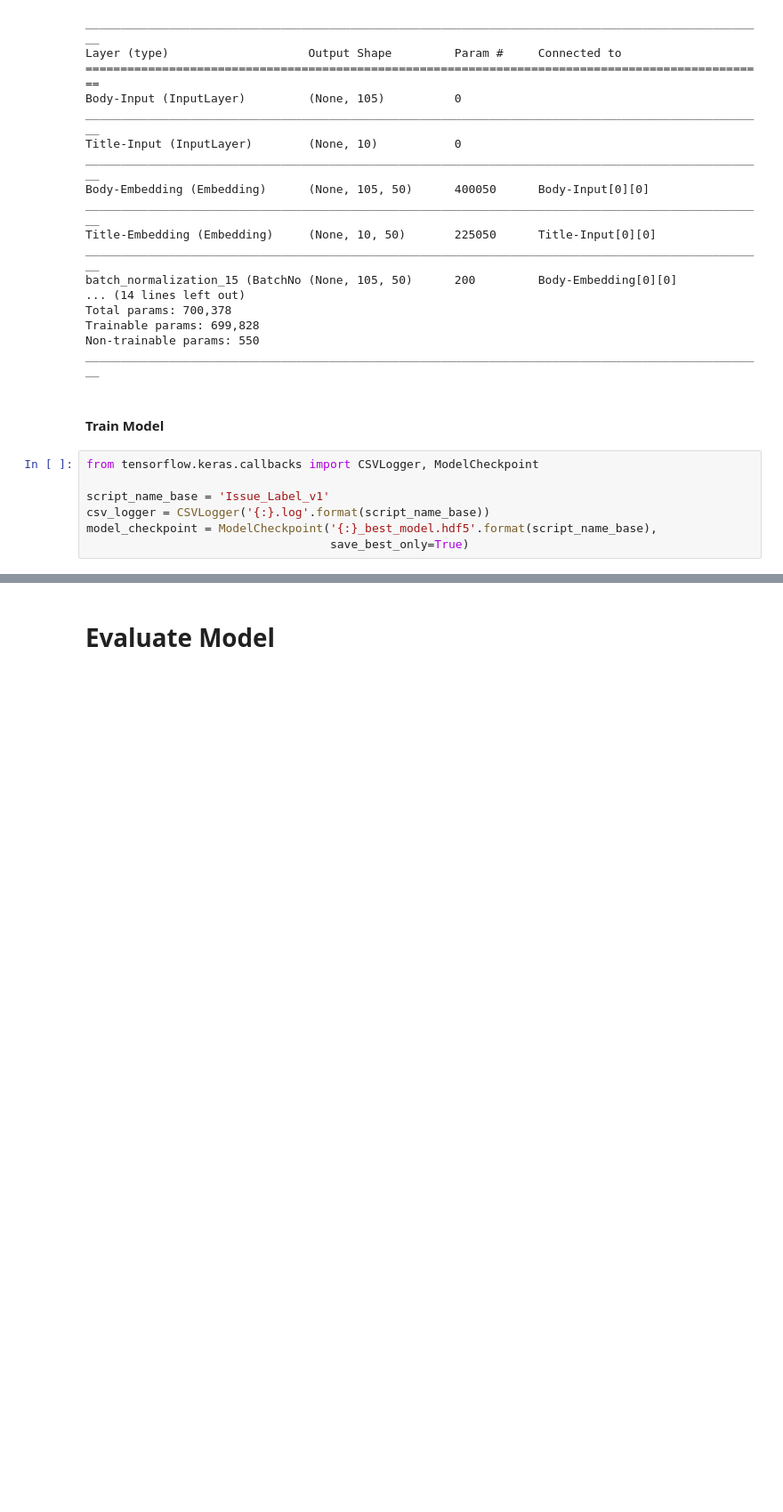
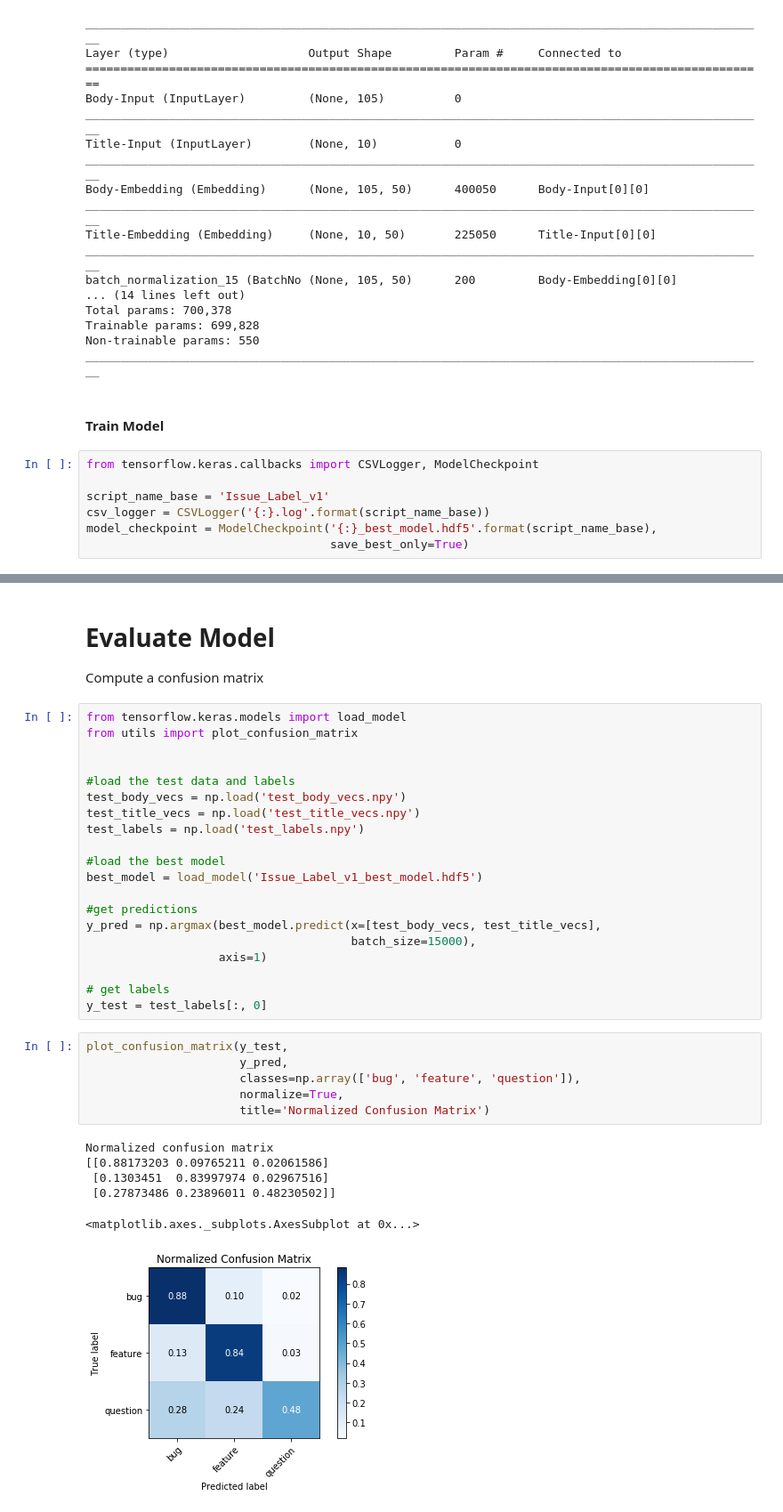
Before and after one commit to machine-learning-apps/Issue-Label-Bot, a Jupyter notebook: notebooks/Issue_Labeling_Model.ipynb, the cells around one changed output, grey strips where cells are left out. Shown at 89% size. Cells and saved outputs as stored; diff of their text form; blank space fills up the shorter version.

```diff
--- a/notebooks/Issue_Labeling_Model.ipynb
+++ b/notebooks/Issue_Labeling_Model.ipynb
@@ -357,2 +358,37 @@ Epoch 3/4
 # %% [markdown]
 # Evaluate Model
+
+Compute a confusion matrix
+# %%
+from tensorflow.keras.models import load_model
+from utils import plot_confusion_matrix
+
+
+#load the test data and labels
+test_body_vecs = np.load('test_body_vecs.npy')
+test_title_vecs = np.load('test_title_vecs.npy')
+test_labels = np.load('test_labels.npy')
+
+#load the best model
+best_model = load_model('Issue_Label_v1_best_model.hdf5')
+
+#get predictions
+y_pred = np.argmax(best_model.predict(x=[test_body_vecs, test_title_vecs],
+                                      batch_size=15000),
+                   axis=1)
+
+# get labels
+y_test = test_labels[:, 0]
+# %%
+plot_confusion_matrix(y_test,
+                      y_pred,
+                      classes=np.array(['bug', 'feature', 'question']),
+                      normalize=True,
+                      title='Normalized Confusion Matrix')
+# %% [output]
+Normalized confusion matrix
+[[0.88173203 0.09765211 0.02061586]
+ [0.1303451  0.83997974 0.02967516]
+ [0.27873486 0.23896011 0.48230502]]
+<matplotlib.axes._subplots.AxesSubplot at 0x...>
+[figure, added]
```
Also changed, not shown: parts of 8 cells of this notebook.
